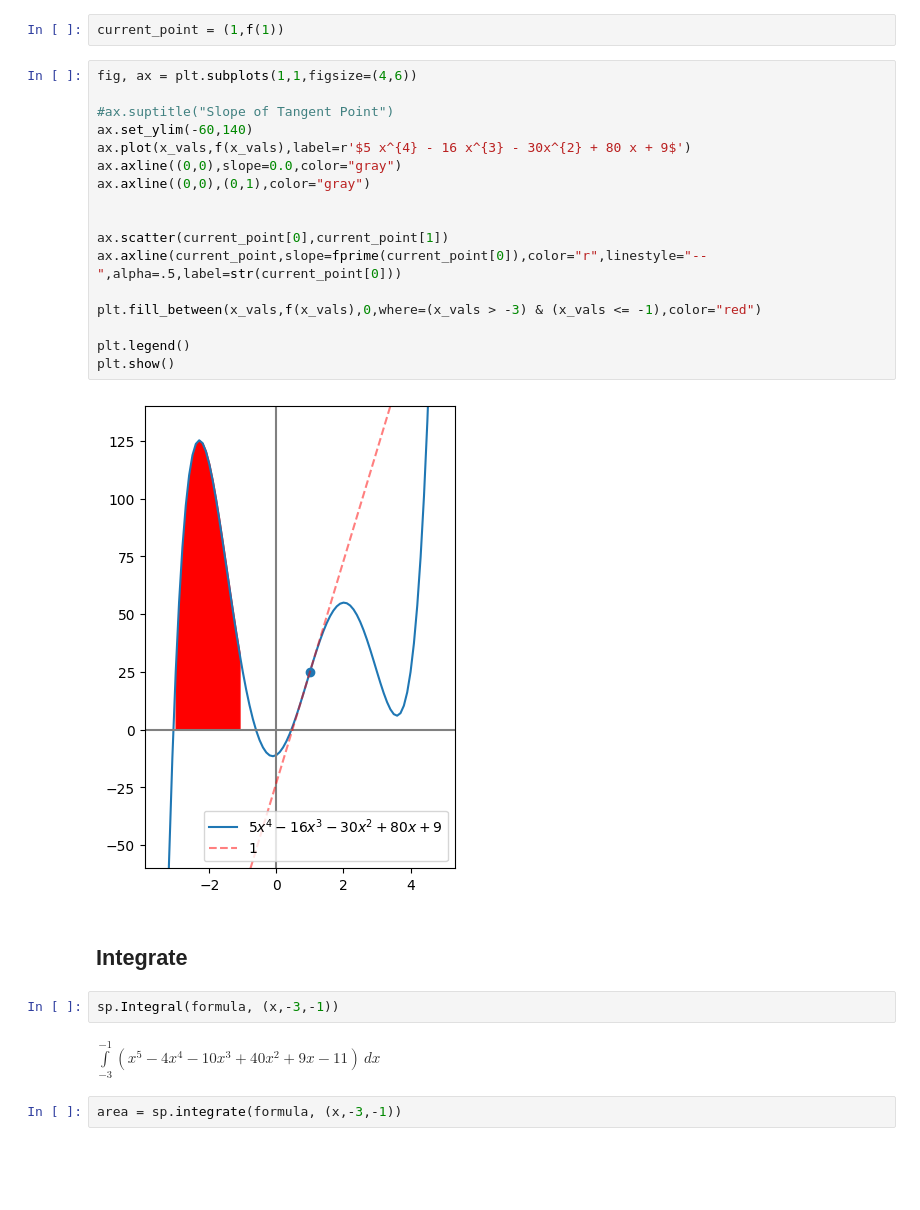
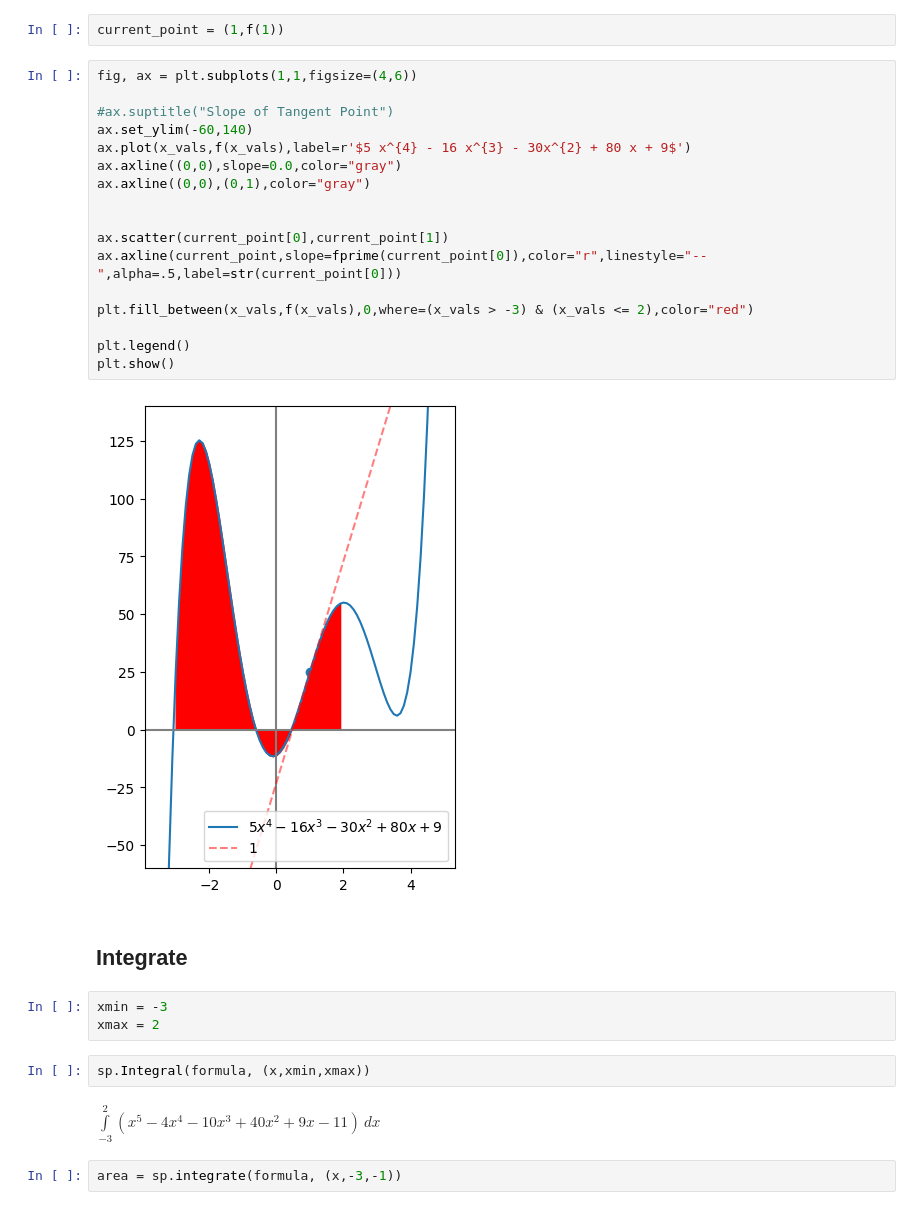
Before and after one commit to matthewthomson1/BigData-Examples, a Jupyter notebook: SymPy/CalculusInSymPy.ipynb, the cells around one changed output. Cells and saved outputs as stored; diff of their text form; blank space fills up the shorter version.

```diff
--- a/SymPy/CalculusInSymPy.ipynb
+++ b/SymPy/CalculusInSymPy.ipynb
@@ -24,28 +24,31 @@ current_point = (1,f(1))
 # %%
 fig, ax = plt.subplots(1,1,figsize=(4,6))
 
 #ax.suptitle("Slope of Tangent Point")
 ax.set_ylim(-60,140)
 ax.plot(x_vals,f(x_vals),label=r'$5 x^{4} - 16 x^{3} - 30x^{2} + 80 x + 9$')
 ax.axline((0,0),slope=0.0,color="gray")
 ax.axline((0,0),(0,1),color="gray")
 
 
 ax.scatter(current_point[0],current_point[1])
 ax.axline(current_point,slope=fprime(current_point[0]),color="r",linestyle="--",alpha=.5,label=str(current_point[0]))
 
-plt.fill_between(x_vals,f(x_vals),0,where=(x_vals > -3) & (x_vals <= -1),color="red")
+plt.fill_between(x_vals,f(x_vals),0,where=(x_vals > -3) & (x_vals <= 2),color="red")
 
 plt.legend()
 plt.show()
 # %% [output]
-[figure, old version]
+[figure, new version]
 # %% [markdown]
 ## Integrate
+# %%
+xmin = -3
+xmax = 2
 # %%
-sp.Integral(formula, (x,-3,-1))
+sp.Integral(formula, (x,xmin,xmax))
 # %% [output]
-$\displaystyle \int\limits_{-3}^{-1} \left(x^{5} - 4 x^{4} - 10 x^{3} + 40 x^{2} + 9 x - 11\right)\, dx$
+$\displaystyle \int\limits_{-3}^{2} \left(x^{5} - 4 x^{4} - 10 x^{3} + 40 x^{2} + 9 x - 11\right)\, dx$
 # %%
 area = sp.integrate(formula, (x,-3,-1))
 # %%
```
Also changed, not shown: 3 other files.
